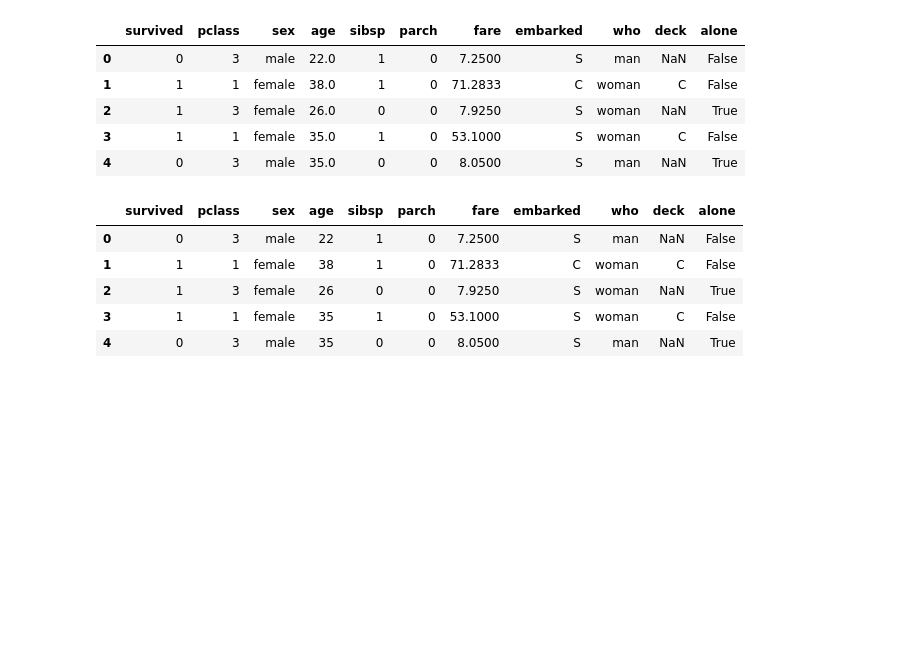
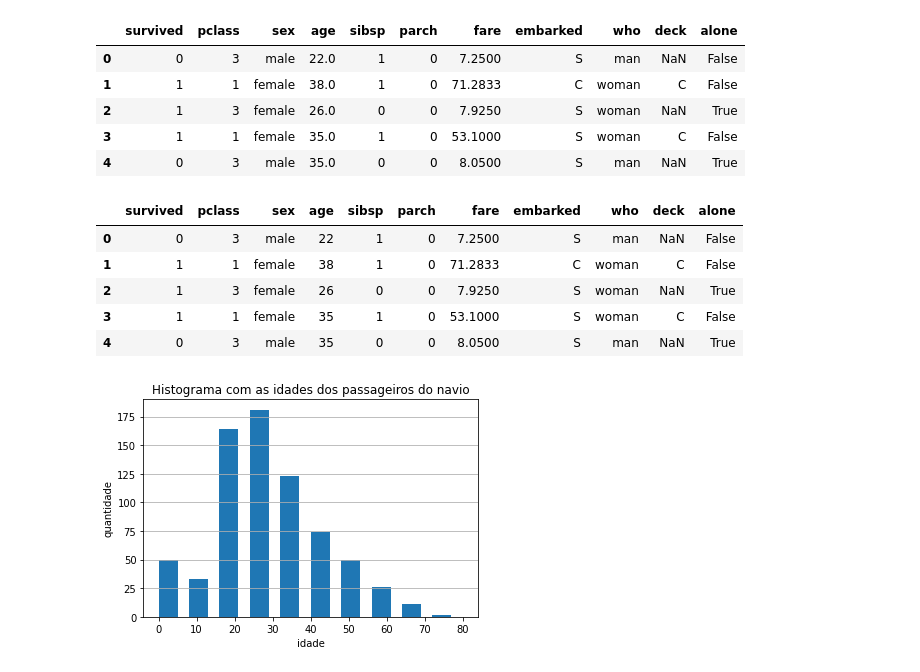
Before and after one commit to Eric-Mendes/treino-de-pandas, a Jupyter notebook: analise_titanic.ipynb, the cells around one changed output. Drawn from its saved outputs; the diff is of its cells as text; code cells hidden in the pictures; blank space fills up the shorter version.

```diff
--- a/analise_titanic.ipynb
+++ b/analise_titanic.ipynb
@@ -150,3 +154,12 @@ df.head()
 | 2 | 1 | 3 | female | 26 | 0 | 0 | 7.9250 | S | woman | NaN | True |
 | 3 | 1 | 1 | female | 35 | 1 | 0 | 53.1000 | S | woman | C | False |
 | 4 | 0 | 3 | male | 35 | 0 | 0 | 8.0500 | S | man | NaN | True |
+# %%
+plt.title('Histograma com as idades dos passageiros do navio')
+plt.hist(x=df['age'], bins=10, width=5)
+plt.grid(axis='y')
+plt.xlabel('idade')
+plt.ylabel('quantidade')
+plt.show()
+# %% [output]
+[figure, added]
```
Also changed, not shown: parts of 1 cell of this notebook.
